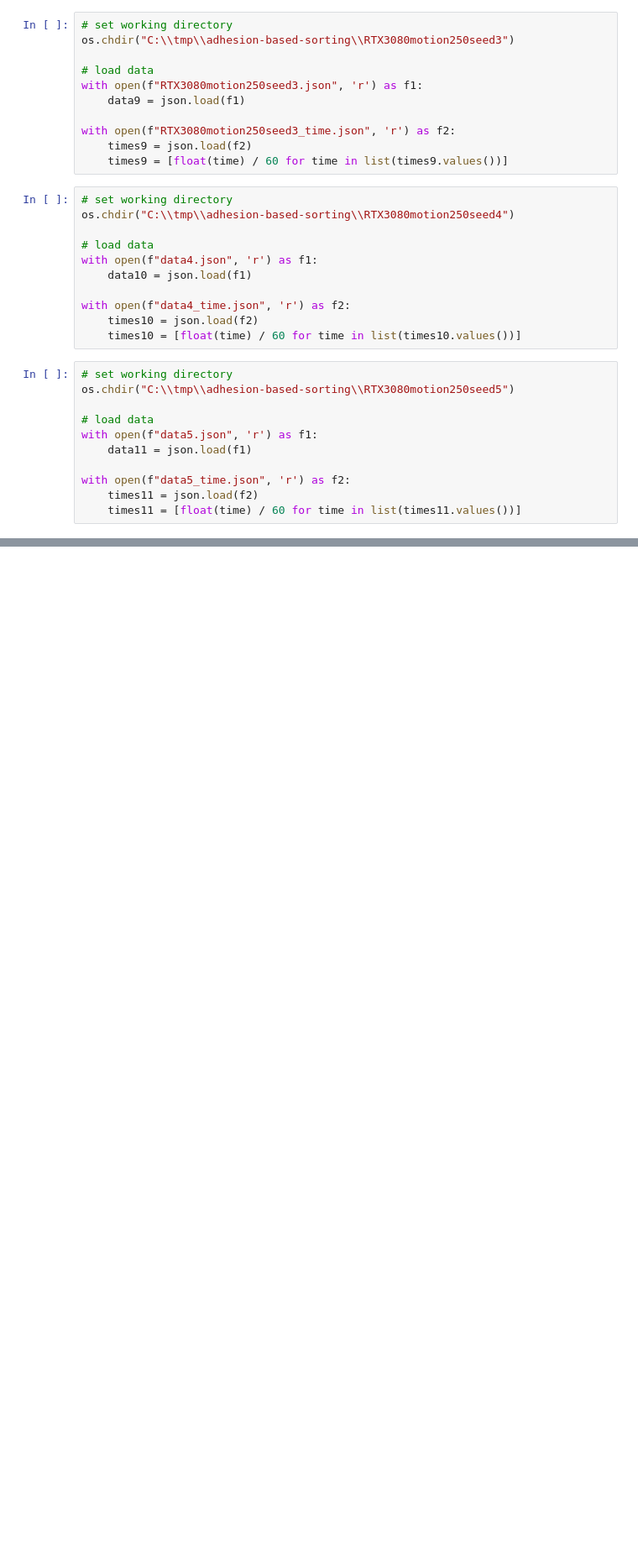
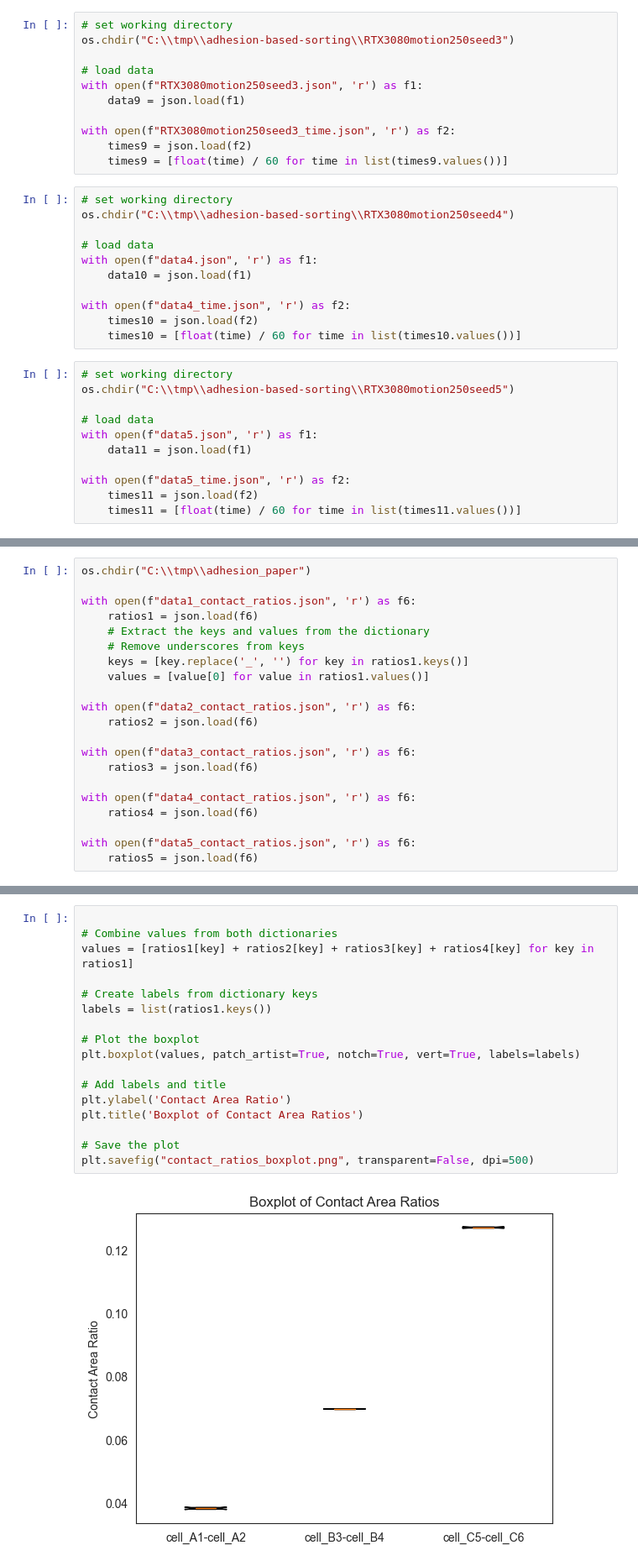
Before and after one commit to smegason/Goo, a Jupyter notebook: simulations/doublet.ipynb, the cells around one changed output, grey strips where cells are left out. Shown at 84% size. Drawn from its saved outputs; the diff is of its cells as text; blank space fills up the shorter version.

```diff
--- a/simulations/doublet.ipynb
+++ b/simulations/doublet.ipynb
@@ -481,0 +605,21 @@ plt.savefig(f"sorting_score.png", transparent = True, dpi=500)
+# %%
+os.chdir("C:\\tmp\\adhesion_paper")
+
+with open(f"data1_contact_ratios.json", 'r') as f6:
+    ratios1 = json.load(f6)
+    # Extract the keys and values from the dictionary
+    # Remove underscores from keys
+    keys = [key.replace('_', '') for key in ratios1.keys()]
+    values = [value[0] for value in ratios1.values()]
+
+with open(f"data2_contact_ratios.json", 'r') as f6:
+    ratios2 = json.load(f6)
+
+with open(f"data3_contact_ratios.json", 'r') as f6:
+    ratios3 = json.load(f6)
+
+with open(f"data4_contact_ratios.json", 'r') as f6:
+    ratios4 = json.load(f6)
+
+with open(f"data5_contact_ratios.json", 'r') as f6:
+    ratios5 = json.load(f6)
@@ -481,0 +658,19 @@ plt.savefig(f"sorting_score.png", transparent = True, dpi=500)
+# %%
+
+# Combine values from both dictionaries
+values = [ratios1[key] + ratios2[key] + ratios3[key] + ratios4[key] for key in ratios1]
+
+# Create labels from dictionary keys
+labels = list(ratios1.keys())
+
+# Plot the boxplot
+plt.boxplot(values, patch_artist=True, notch=True, vert=True, labels=labels)
+
+# Add labels and title
+plt.ylabel('Contact Area Ratio')
+plt.title('Boxplot of Contact Area Ratios')
+
+# Save the plot
+plt.savefig("contact_ratios_boxplot.png", transparent=False, dpi=500)
+# %% [output]
+[figure, added]
```
Also changed, not shown: parts of 14 cells of this notebook, 35 other files.
